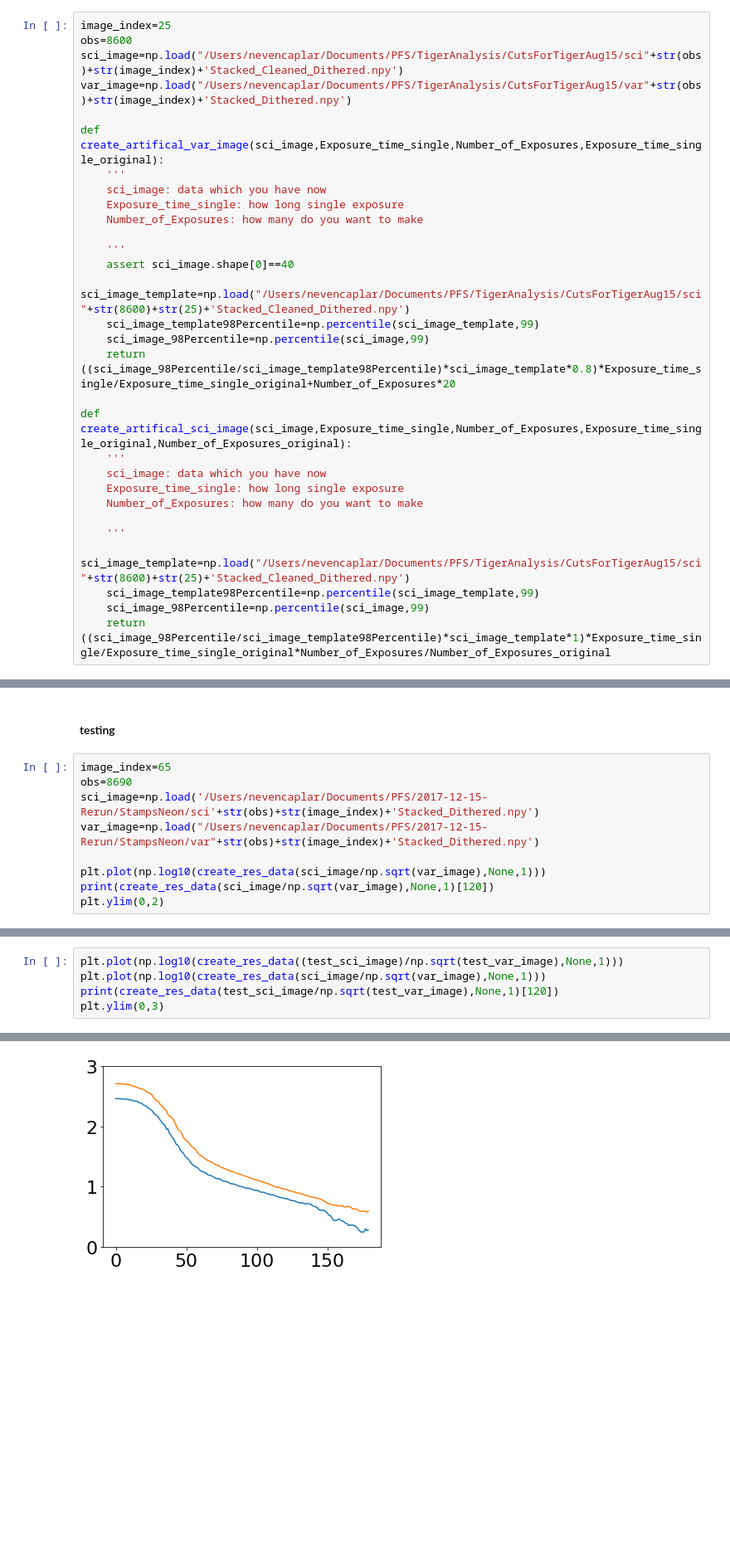
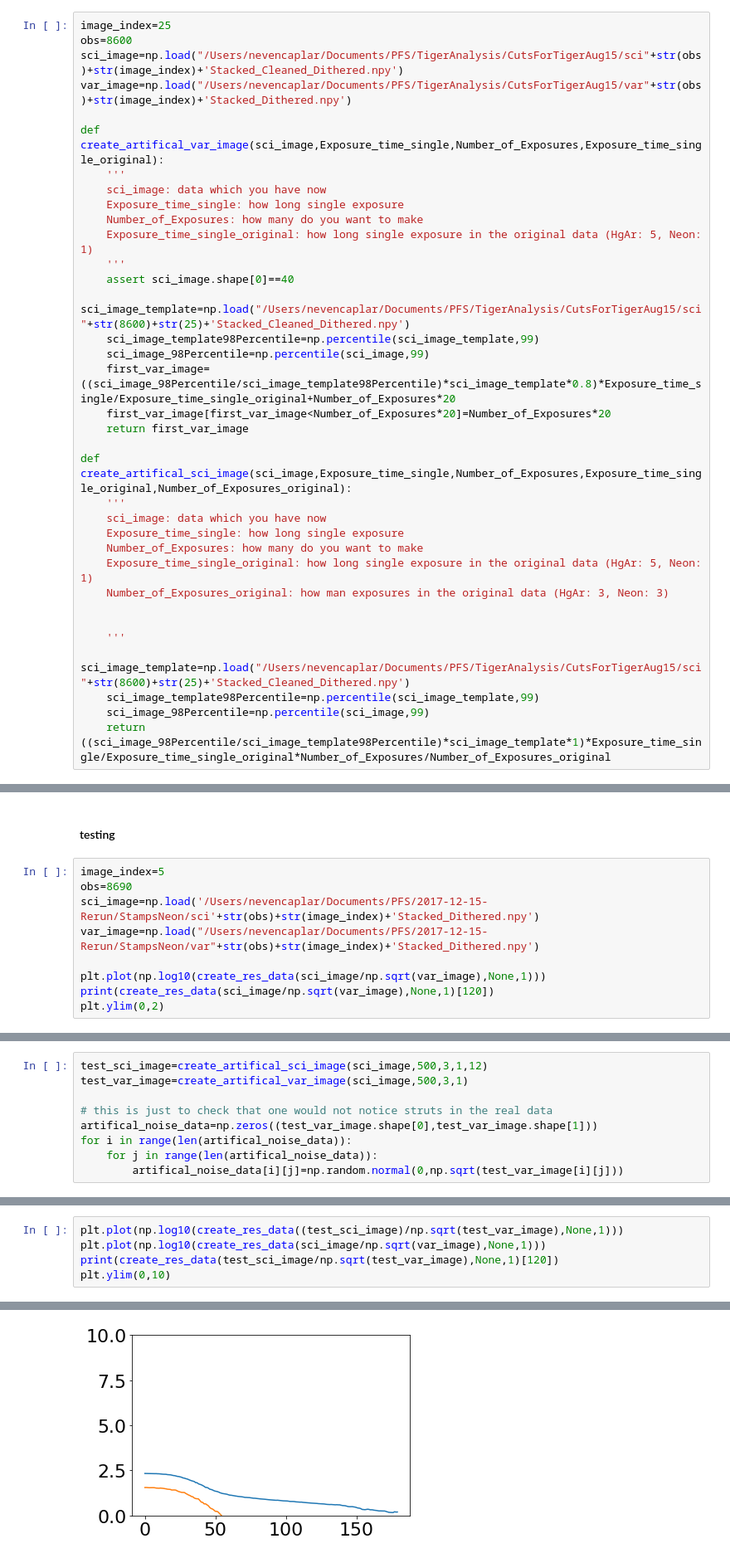
Before and after one commit to Subaru-PFS/dev_2ddrp, a Jupyter notebook: Zernike_Work.ipynb, the cells around one changed output, grey strips where cells are left out. Shown at 83% size. Cells and saved outputs as stored; diff of their text form; blank space fills up the shorter version.

Commit message:
finished exposure calculation, studying scattered light hypothesis

```diff
--- a/Zernike_Work.ipynb
+++ b/Zernike_Work.ipynb
@@ -994,19 +1325,24 @@ def create_artifical_var_image(sci_image,Exposure_time_single,Number_of_Exposure
     sci_image: data which you have now
     Exposure_time_single: how long single exposure
     Number_of_Exposures: how many do you want to make
-
+    Exposure_time_single_original: how long single exposure in the original data (HgAr: 5, Neon: 1)
     '''
     assert sci_image.shape[0]==40
     sci_image_template=np.load("/Users/nevencaplar/Documents/PFS/TigerAnalysis/CutsForTigerAug15/sci"+str(8600)+str(25)+'Stacked_Cleaned_Dithered.npy')
     sci_image_template98Percentile=np.percentile(sci_image_template,99)
     sci_image_98Percentile=np.percentile(sci_image,99)
-    return ((sci_image_98Percentile/sci_image_template98Percentile)*sci_image_template*0.8)*Exposure_time_single/Exposure_time_single_original+Number_of_Exposures*20
+    first_var_image=((sci_image_98Percentile/sci_image_template98Percentile)*sci_image_template*0.8)*Exposure_time_single/Exposure_time_single_original+Number_of_Exposures*20
+    first_var_image[first_var_image<Number_of_Exposures*20]=Number_of_Exposures*20
+    return first_var_image
 
 def create_artifical_sci_image(sci_image,Exposure_time_single,Number_of_Exposures,Exposure_time_single_original,Number_of_Exposures_original):
     '''
     sci_image: data which you have now
     Exposure_time_single: how long single exposure
     Number_of_Exposures: how many do you want to make
+    Exposure_time_single_original: how long single exposure in the original data (HgAr: 5, Neon: 1)
+    Number_of_Exposures_original: how man exposures in the original data (HgAr: 3, Neon: 3)
+
 
     '''
     sci_image_template=np.load("/Users/nevencaplar/Documents/PFS/TigerAnalysis/CutsForTigerAug15/sci"+str(8600)+str(25)+'Stacked_Cleaned_Dithered.npy')
@@ -1240,7 +1682,7 @@ dy
 # %% [markdown]
 #### testing
 # %%
-image_index=65
+image_index=5
 obs=8690
 sci_image=np.load('/Users/nevencaplar/Documents/PFS/2017-12-15-Rerun/StampsNeon/sci'+str(obs)+str(image_index)+'Stacked_Dithered.npy')
 var_image=np.load("/Users/nevencaplar/Documents/PFS/2017-12-15-Rerun/StampsNeon/var"+str(obs)+str(image_index)+'Stacked_Dithered.npy')
@@ -1257,0 +1697,9 @@ test_var_image=create_artifical_var_image(sci_image,3,4,1)
+# %%
+test_sci_image=create_artifical_sci_image(sci_image,500,3,1,12)
+test_var_image=create_artifical_var_image(sci_image,500,3,1)
+
+# this is just to check that one would not notice struts in the real data
+artifical_noise_data=np.zeros((test_var_image.shape[0],test_var_image.shape[1]))
+for i in range(len(artifical_noise_data)):
+    for j in range(len(artifical_noise_data)):
+        artifical_noise_data[i][j]=np.random.normal(0,np.sqrt(test_var_image[i][j]))
@@ -1259,5 +1730,5 @@ test_var_image=create_artifical_var_image(sci_image,3,4,1)
 plt.plot(np.log10(create_res_data((test_sci_image)/np.sqrt(test_var_image),None,1)))
 plt.plot(np.log10(create_res_data(sci_image/np.sqrt(var_image),None,1)))
 print(create_res_data(test_sci_image/np.sqrt(test_var_image),None,1)[120])
-plt.ylim(0,3)
+plt.ylim(0,10)
 # %% [output]
@@ -1266 +1737 @@ plt.ylim(0,3)
-[figure, old version]
+[figure, new version]
```
Also changed, not shown: parts of 106 cells of this notebook.
